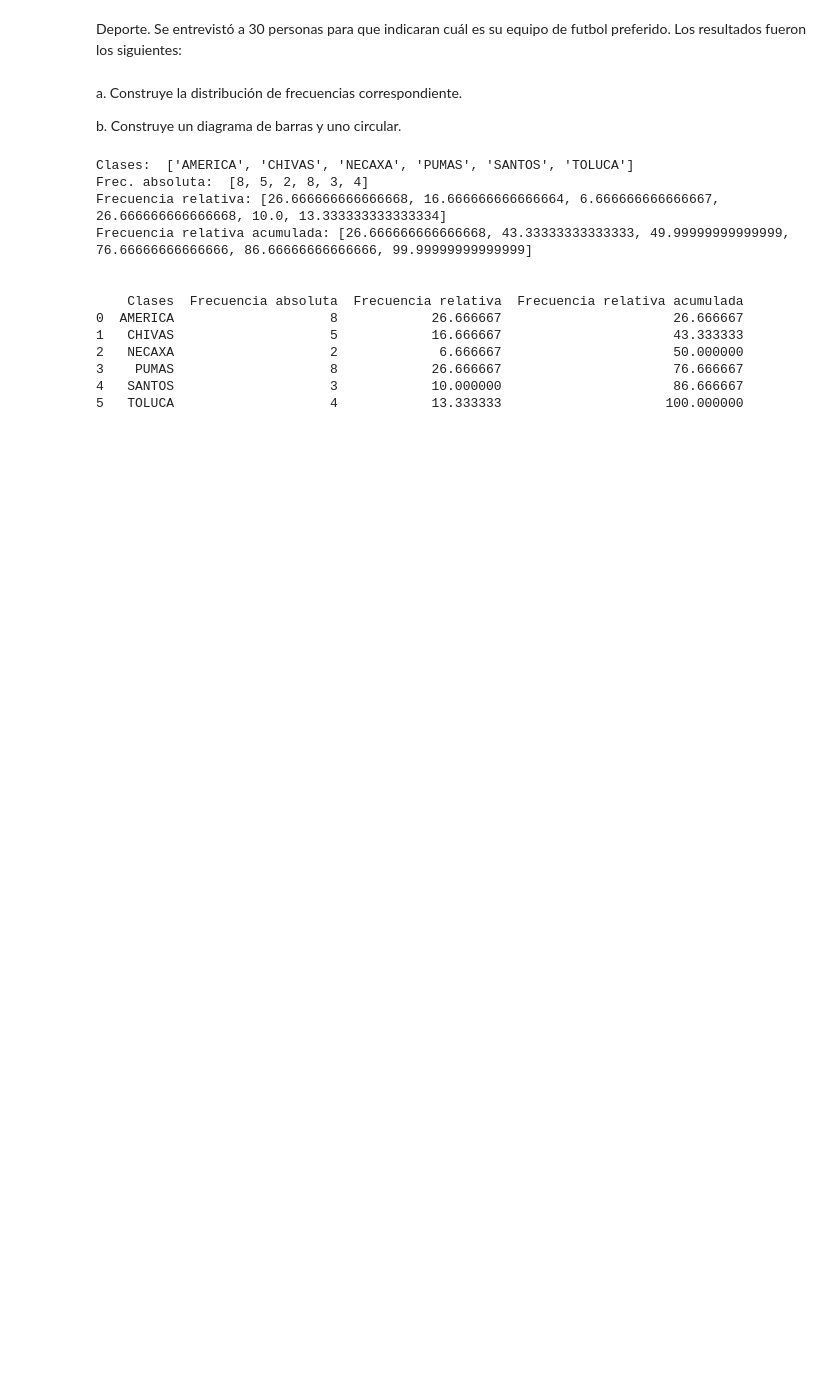
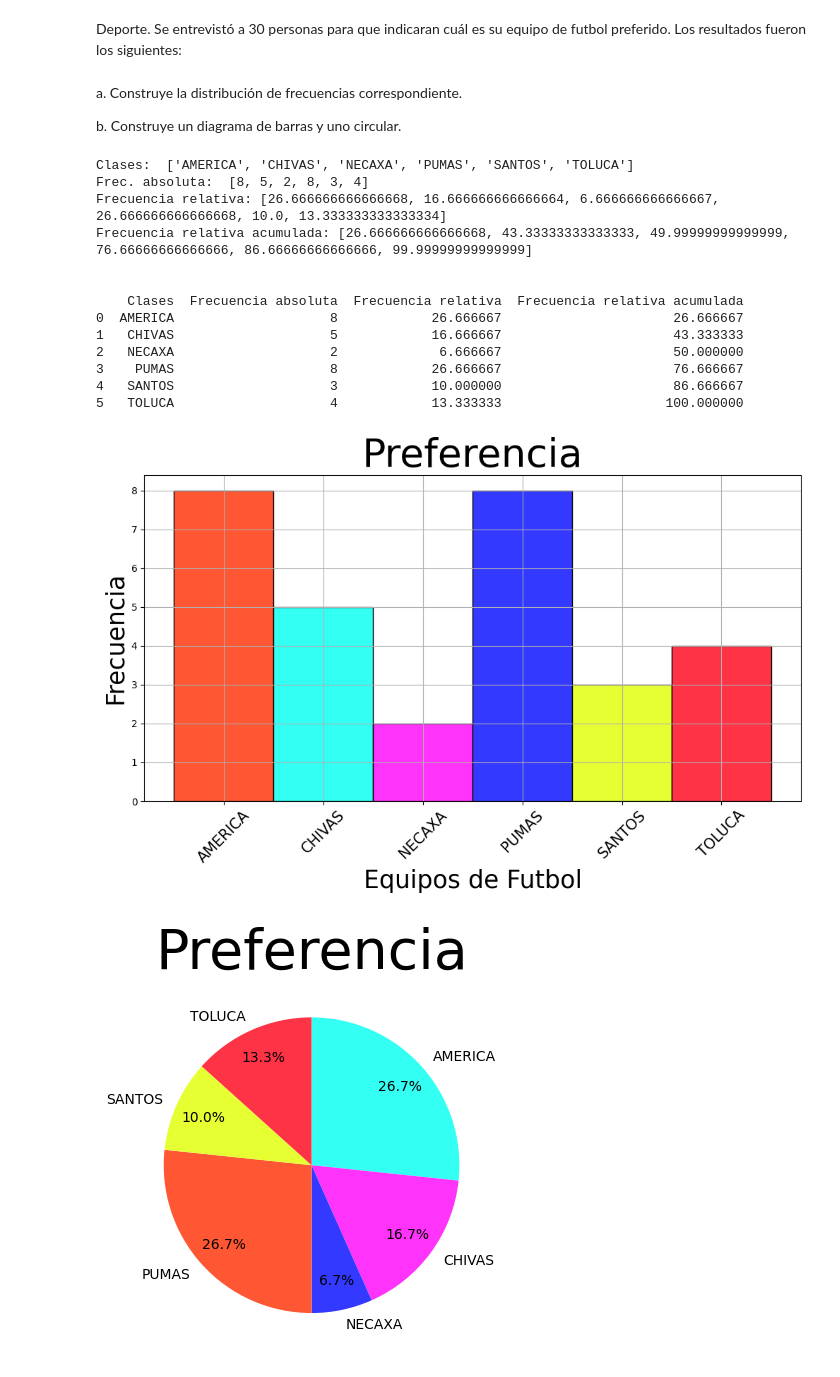
Before and after one commit to LizBernal/LJBF_Verano2024_T1, a Jupyter notebook: Ejercicio_7.ipynb, the cells around one changed output. Drawn from its saved outputs; the diff is of its cells as text; code cells hidden in the pictures; blank space fills up the shorter version.

Commit message:
Ejercicio 7: seccion b

```diff
--- a/Ejercicio_7.ipynb
+++ b/Ejercicio_7.ipynb
@@ -58,3 +60,13 @@ Frecuencia relativa acumulada: [26.666666666666668, 43.33333333333333, 49.999999
 3    PUMAS                    8            26.666667                      76.666667
 4   SANTOS                    3            10.000000                      86.666667
 5   TOLUCA                    4            13.333333                     100.000000
+# %%
+# Seccion b
+labelx = "Equipos de Futbol"
+labely = "Frecuencia"
+titulo = "Preferencia"
+ht.generar_histograma(marcas_clases, fa_sorted, clases_sorted, labelx, labely, titulo)
+pie.generar_pastel(clases_sorted, fa_sorted, titulo)
+# %% [output]
+[figure, added]
+[figure, added]
```
Also changed, not shown: parts of 2 cells of this notebook, 2 other files.
